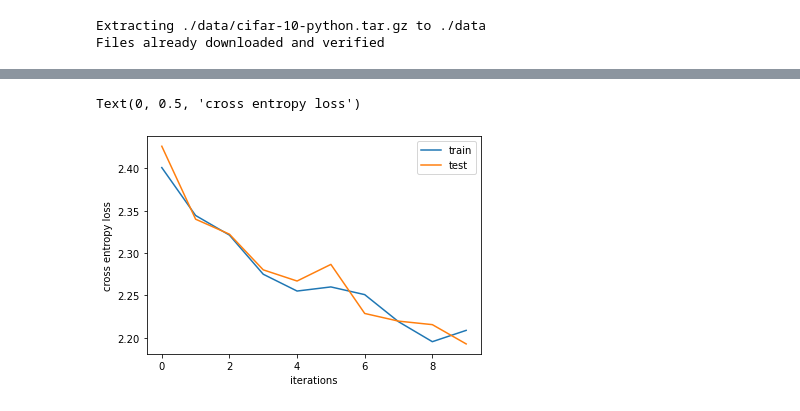
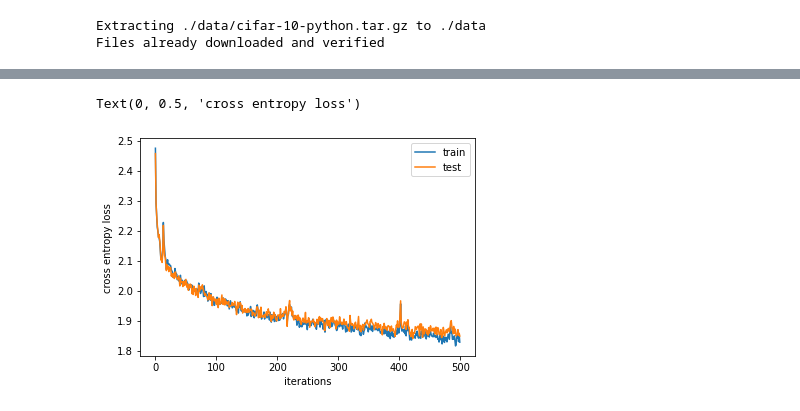
Before and after one commit to swarajnanda2021/ViT_original, a Jupyter notebook: ViT_colab_dataAug.ipynb, the cells around one changed output, grey strips where cells are left out. Drawn from its saved outputs; the diff is of its cells as text; code cells hidden in the pictures.

```diff
--- a/ViT_colab_dataAug.ipynb
+++ b/ViT_colab_dataAug.ipynb
@@ -441,8 +441,8 @@ def estimate_loss():
     return losses
 
 # train the model
-max_iters = 1000
-batch_size = 32
+max_iters = 100000
+batch_size = 128
 eval_interval = 10
 lossi_train = []
 lossi_test = []
@@ -489,15 +494,20 @@ step 999: train loss = 2.3876, val loss = 2.1418
 # %%
 # plot the loss function
-lossi_train_mean = torch.Tensor(lossi_train).view(-1,100).mean(1)
-lossi_test_mean = torch.Tensor(lossi_test).view(-1,100).mean(1)
+lossi_train_mean = torch.Tensor(lossi_train[0:50000]).view(-1,100).mean(1)
+lossi_test_mean = torch.Tensor(lossi_test[0:50000]).view(-1,100).mean(1)
 plt.plot(lossi_train_mean, label = 'train')
 plt.plot(lossi_test_mean, label = 'test')
 plt.legend()
 plt.xlabel('iterations')
 plt.ylabel('cross entropy loss')
+
+# With data augmentation, the behavior is much better.
+# the divergence is minimized up to 50k iterations.
+
+# We will do 50k more soon.
 # %% [output]
 Text(0, 0.5, 'cross entropy loss')
-[figure, old version]
+[figure, new version]
 # %%
 # Show an example of a picture and its prediction on the side, also plot the attention weights
 import seaborn as sns
```
Also changed, not shown: parts of 2 cells of this notebook.
